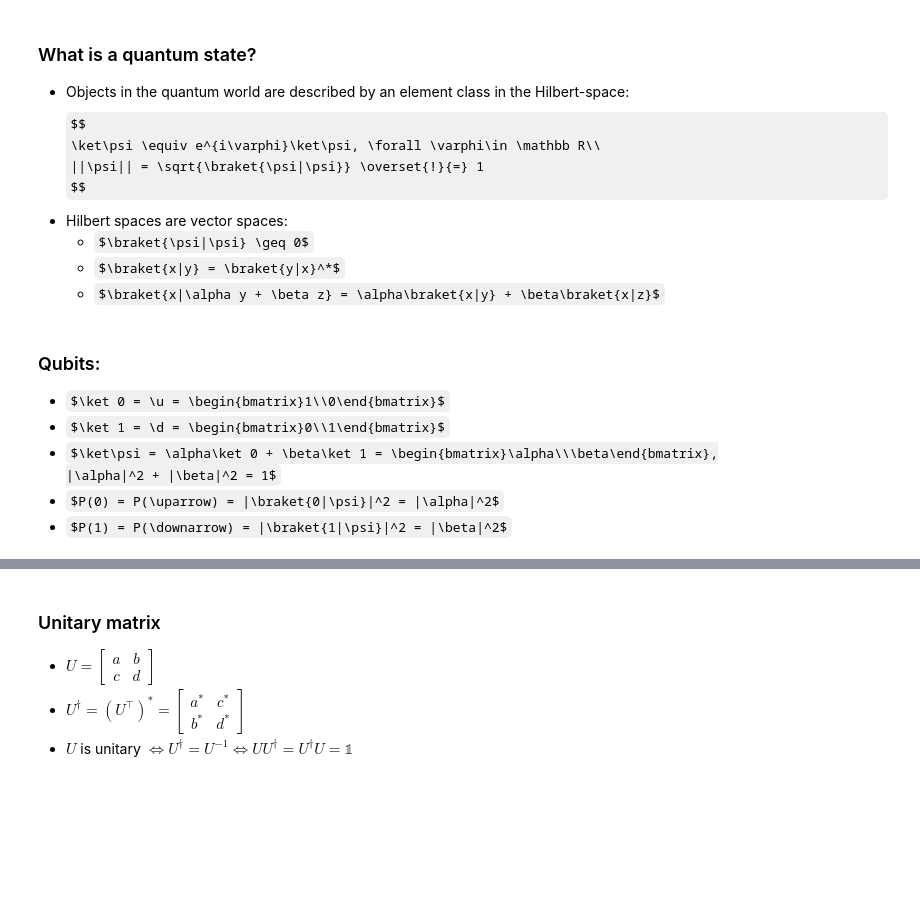
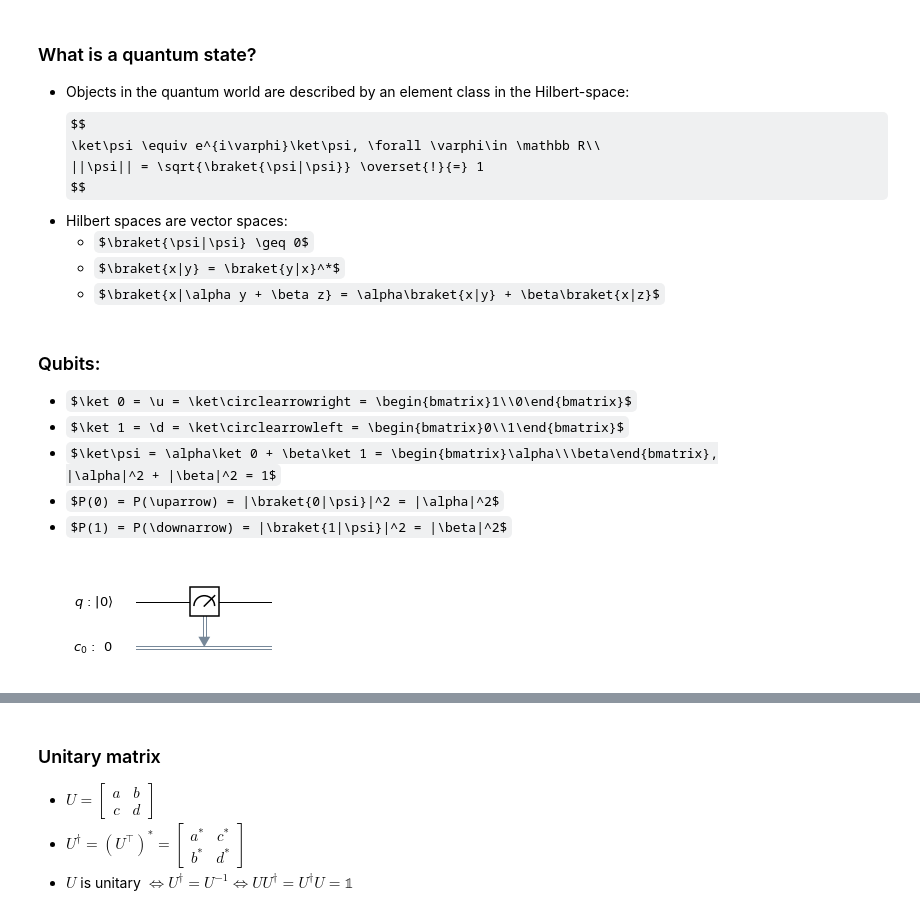
Before and after one commit to dnnagy/qintro, a Jupyter notebook: workdir/Intro.ipynb, the cells around one changed output, grey strips where cells are left out. Saved outputs shown, nothing was run; the diff lists cells and outputs as text; code cells hidden in the pictures; some formulas as TeX source; blank space fills up the shorter version.

```diff
--- a/workdir/Intro.ipynb
+++ b/workdir/Intro.ipynb
@@ -32,9 +41,18 @@ $$
     - $\braket{x|\alpha y + \beta z} = \alpha\braket{x|y} + \beta\braket{x|z}$
 # %% [markdown]
 ### Qubits:
-- $\ket 0 = \u = \begin{bmatrix}1\\0\end{bmatrix}$
-- $\ket 1 = \d = \begin{bmatrix}0\\1\end{bmatrix}$
+- $\ket 0 = \u = \ket\circlearrowright = \begin{bmatrix}1\\0\end{bmatrix}$
+- $\ket 1 = \d = \ket\circlearrowleft = \begin{bmatrix}0\\1\end{bmatrix}$
 - $\ket\psi = \alpha\ket 0 + \beta\ket 1 = \begin{bmatrix}\alpha\\\beta\end{bmatrix},
 |\alpha|^2 + |\beta|^2 = 1$
 - $P(0) = P(\uparrow) = |\braket{0|\psi}|^2 = |\alpha|^2$
 - $P(1) = P(\downarrow) = |\braket{1|\psi}|^2 = |\beta|^2$
+# %%
+qreg = QuantumRegister(1)
+
+circ = QuantumCircuit(1,1)
+circ.measure(0,0)
+
+circ.draw(output='mpl')
+# %% [output]
+[figure, added]
```
Also changed, not shown: parts of 5 cells of this notebook.
